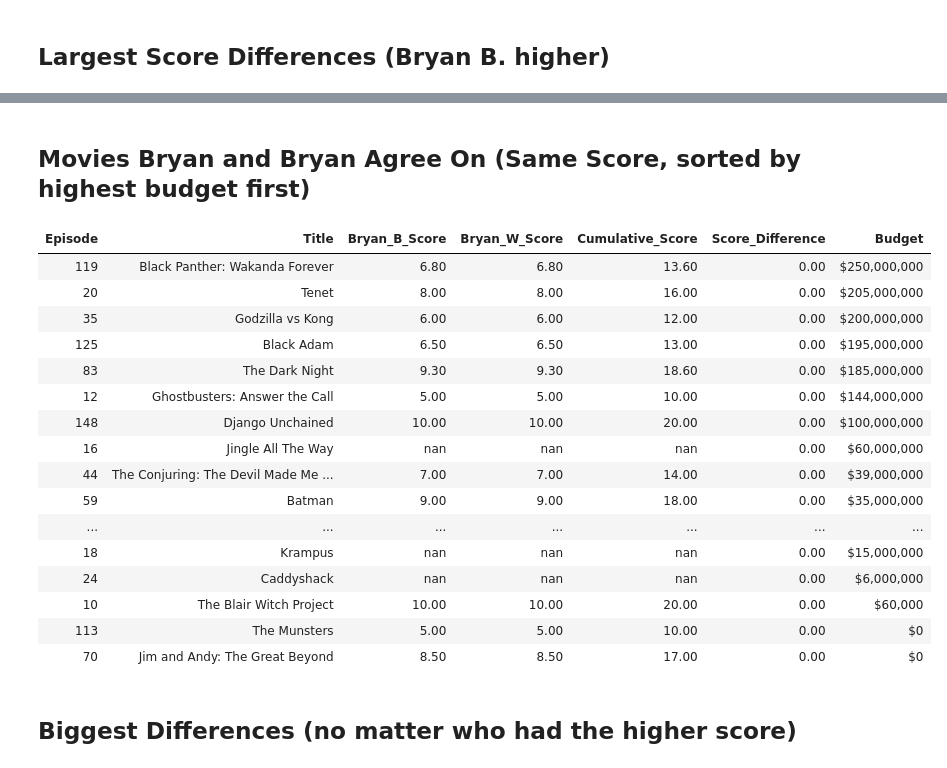
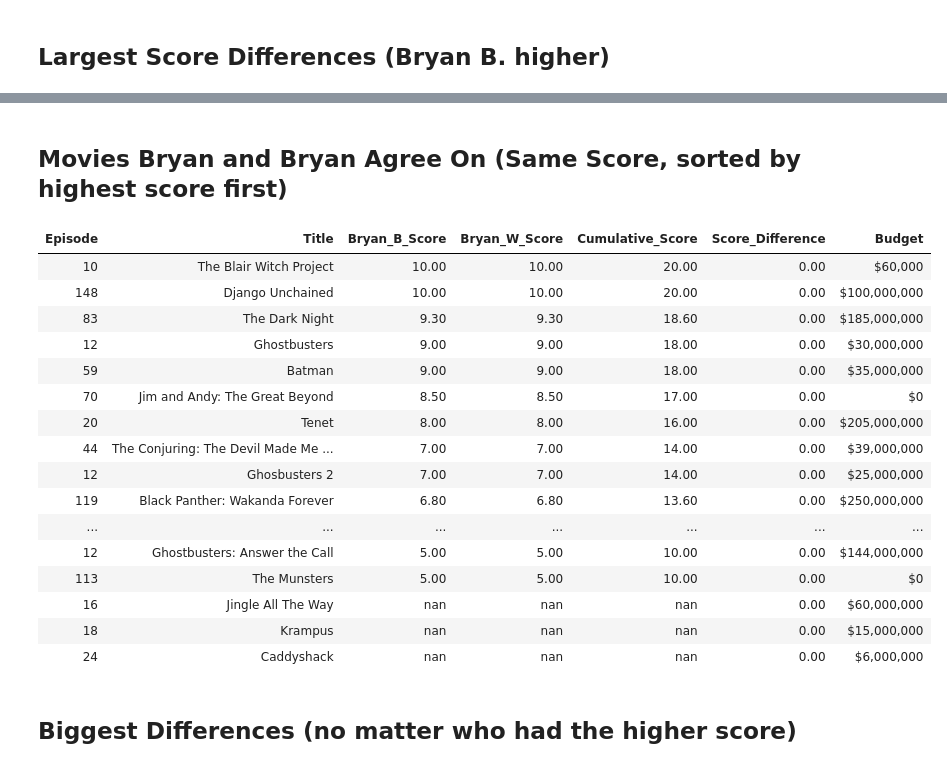
Before and after one commit to LKrae/Visualization_Project_Podcast, a Jupyter notebook: Visualization_Podcast.ipynb, the cells around one changed output, grey strips where cells are left out. Saved outputs shown, nothing was run; the diff lists cells and outputs as text; code cells hidden in the pictures.

```diff
--- a/Visualization_Podcast.ipynb
+++ b/Visualization_Podcast.ipynb
@@ -807,36 +807,36 @@ bigdiff_df[['Episode','Title','Bryan_B_Score', 'Bryan_W_Score','Cumulative_Score
 # %% [markdown]
-## Movies Bryan and Bryan Agree On (Same Score, sorted by highest budget first)
+## Movies Bryan and Bryan Agree On (Same Score, sorted by highest score first)
 # %%
 #smallest differences
-same_score = df[df['Score_Difference'] == 0].sort_values(by=['Budget'], ascending=False).copy()
+same_score = df[df['Score_Difference'] == 0].sort_values(by=['Cumulative_Score'], ascending=False).copy()
 
 same_score['Budget_Per_Point'] = same_score['Budget_Per_Point'].map('${:,.2f}'.format)
 same_score['Episode'] = same_score['Episode'].map('{:,.0f}'.format)
 same_score['Budget'] = same_score['Budget'].map('${:,.0f}'.format)
 same_score['Bryan_B_Score'] = same_score['Bryan_B_Score'].map('{:,.2f}'.format)
 same_score['Bryan_W_Score'] = same_score['Bryan_W_Score'].map('{:,.2f}'.format)
 same_score['Cumulative_Score'] = same_score['Cumulative_Score'].map('{:,.2f}'.format)
 same_score['Score_Difference'] = same_score['Score_Difference'].map('{:,.2f}'.format)
 
 same_score[['Episode','Title','Bryan_B_Score', 'Bryan_W_Score','Cumulative_Score', 'Score_Difference','Budget']].style.hide(axis="index")
 # %% [output]
 | Episode | Title | Bryan_B_Score | Bryan_W_Score | Cumulative_Score | Score_Difference | Budget |
+| 10 | The Blair Witch Project | 10.00 | 10.00 | 20.00 | 0.00 | $60,000 |
+| 148 | Django Unchained | 10.00 | 10.00 | 20.00 | 0.00 | $100,000,000 |
+| 83 | The Dark Night | 9.30 | 9.30 | 18.60 | 0.00 | $185,000,000 |
+| 12 | Ghostbusters | 9.00 | 9.00 | 18.00 | 0.00 | $30,000,000 |
+| 59 | Batman | 9.00 | 9.00 | 18.00 | 0.00 | $35,000,000 |
+| 70 | Jim and Andy: The Great Beyond | 8.50 | 8.50 | 17.00 | 0.00 | $0 |
+| 20 | Tenet | 8.00 | 8.00 | 16.00 | 0.00 | $205,000,000 |
+| 44 | The Conjuring: The Devil Made Me ... | 7.00 | 7.00 | 14.00 | 0.00 | $39,000,000 |
+| 12 | Ghosbusters 2 | 7.00 | 7.00 | 14.00 | 0.00 | $25,000,000 |
 | 119 | Black Panther: Wakanda Forever | 6.80 | 6.80 | 13.60 | 0.00 | $250,000,000 |
-| 20 | Tenet | 8.00 | 8.00 | 16.00 | 0.00 | $205,000,000 |
-| 35 | Godzilla vs Kong | 6.00 | 6.00 | 12.00 | 0.00 | $200,000,000 |
-| 125 | Black Adam | 6.50 | 6.50 | 13.00 | 0.00 | $195,000,000 |
-| 83 | The Dark Night | 9.30 | 9.30 | 18.60 | 0.00 | $185,000,000 |
+| ... | ... | ... | ... | ... | ... | ... |
 | 12 | Ghostbusters: Answer the Call | 5.00 | 5.00 | 10.00 | 0.00 | $144,000,000 |
-| 148 | Django Unchained | 10.00 | 10.00 | 20.00 | 0.00 | $100,000,000 |
+| 113 | The Munsters | 5.00 | 5.00 | 10.00 | 0.00 | $0 |
 | 16 | Jingle All The Way | nan | nan | nan | 0.00 | $60,000,000 |
-| 44 | The Conjuring: The Devil Made Me ... | 7.00 | 7.00 | 14.00 | 0.00 | $39,000,000 |
-| 59 | Batman | 9.00 | 9.00 | 18.00 | 0.00 | $35,000,000 |
-| ... | ... | ... | ... | ... | ... | ... |
 | 18 | Krampus | nan | nan | nan | 0.00 | $15,000,000 |
 | 24 | Caddyshack | nan | nan | nan | 0.00 | $6,000,000 |
-| 10 | The Blair Witch Project | 10.00 | 10.00 | 20.00 | 0.00 | $60,000 |
-| 113 | The Munsters | 5.00 | 5.00 | 10.00 | 0.00 | $0 |
-| 70 | Jim and Andy: The Great Beyond | 8.50 | 8.50 | 17.00 | 0.00 | $0 |
 # %% [markdown]
 ## Biggest Differences (no matter who had the higher score)
 # %%
```
Also changed, not shown: parts of 44 cells of this notebook, 1 other file.
